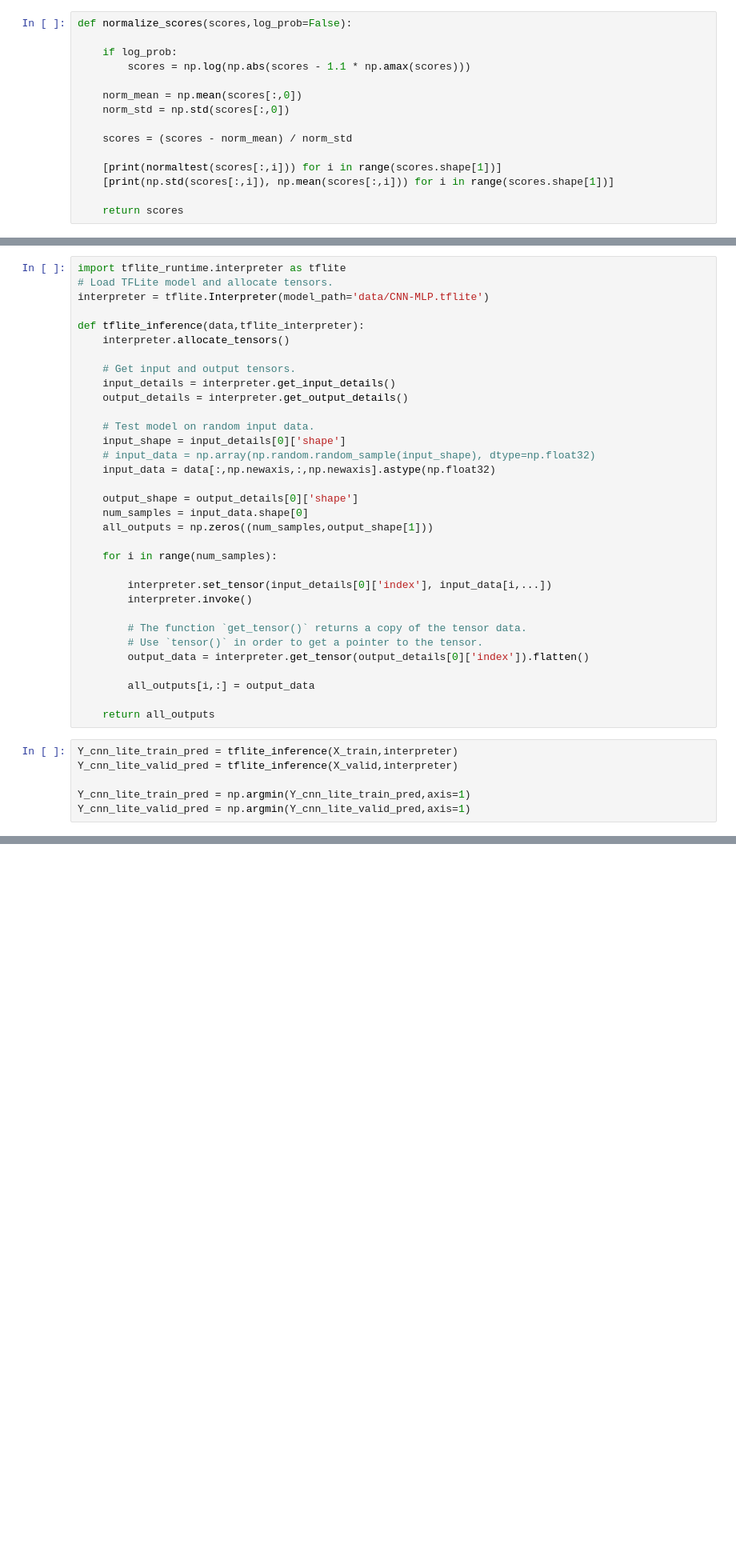
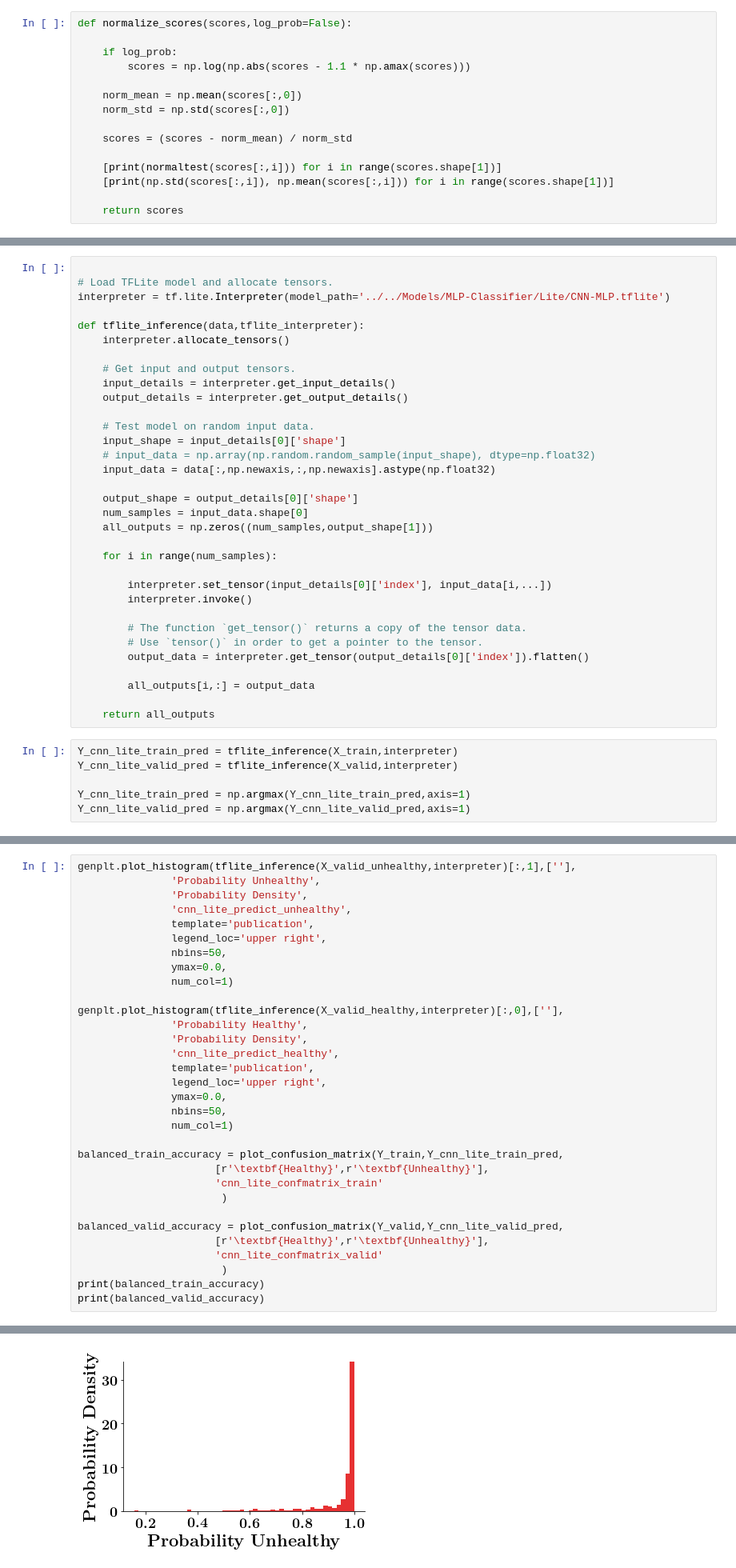
Before and after one commit to danielnewman09/Dissertation, a Jupyter notebook: Dissertation-Notebooks/Chapter-4/Healthy_Classification.ipynb, the cells around one changed output, grey strips where cells are left out. Shown at 80% size. Saved outputs shown, nothing was run; the diff lists cells and outputs as text; blank space fills up the shorter version.

```diff
--- a/Dissertation-Notebooks/Chapter-4/Healthy_Classification.ipynb
+++ b/Dissertation-Notebooks/Chapter-4/Healthy_Classification.ipynb
@@ -578,7 +603,7 @@ plt.show()
 # %%
-import tflite_runtime.interpreter as tflite
+
 # Load TFLite model and allocate tensors.
-interpreter = tflite.Interpreter(model_path='data/CNN-MLP.tflite')
+interpreter = tf.lite.Interpreter(model_path='../../Models/MLP-Classifier/Lite/CNN-MLP.tflite')
 
 def tflite_inference(data,tflite_interpreter):
     interpreter.allocate_tensors()
@@ -612,8 +637,8 @@ def tflite_inference(data,tflite_interpreter):
 Y_cnn_lite_train_pred = tflite_inference(X_train,interpreter)
 Y_cnn_lite_valid_pred = tflite_inference(X_valid,interpreter)
 
-Y_cnn_lite_train_pred = np.argmin(Y_cnn_lite_train_pred,axis=1)
-Y_cnn_lite_valid_pred = np.argmin(Y_cnn_lite_valid_pred,axis=1)
+Y_cnn_lite_train_pred = np.argmax(Y_cnn_lite_train_pred,axis=1)
+Y_cnn_lite_valid_pred = np.argmax(Y_cnn_lite_valid_pred,axis=1)
 # %%
 conf_matrix_cnn_lite_valid = confusion_matrix(Y_valid, Y_cnn_lite_valid_pred)
 accuracy_cnn_lite_valid = np.sum(np.diagonal(conf_matrix_cnn_lite_valid)) / np.sum(conf_matrix_cnn_lite_valid)
@@ -631,3 +656,36 @@ print(accuracy_cnn_lite_train)
 [[700   0]
  [  0 700]]
 1.0
+# %%
+genplt.plot_histogram(tflite_inference(X_valid_unhealthy,interpreter)[:,1],[''],
+               'Probability Unhealthy',
+               'Probability Density',
+               'cnn_lite_predict_unhealthy',
+               template='publication',
+               legend_loc='upper right',
+               nbins=50,
+               ymax=0.0,
+               num_col=1)
+
+genplt.plot_histogram(tflite_inference(X_valid_healthy,interpreter)[:,0],[''],
+               'Probability Healthy',
+               'Probability Density',
+               'cnn_lite_predict_healthy',
+               template='publication',
+               legend_loc='upper right',
+               ymax=0.0,
+               nbins=50,
+               num_col=1)
+
+balanced_train_accuracy = plot_confusion_matrix(Y_train,Y_cnn_lite_train_pred,
+                      [r'\textbf{Healthy}',r'\textbf{Unhealthy}'],
+                      'cnn_lite_confmatrix_train'
+                       )
+
+balanced_valid_accuracy = plot_confusion_matrix(Y_valid,Y_cnn_lite_valid_pred,
+                      [r'\textbf{Healthy}',r'\textbf{Unhealthy}'],
+                      'cnn_lite_confmatrix_valid'
+                       )
+print(balanced_train_accuracy)
+print(balanced_valid_accuracy)
+# %% [output]
@@ -633,0 +693 @@ print(accuracy_cnn_lite_train)
+[figure, added]
```
Also changed, not shown: parts of 23 cells of this notebook, 49 other files.
